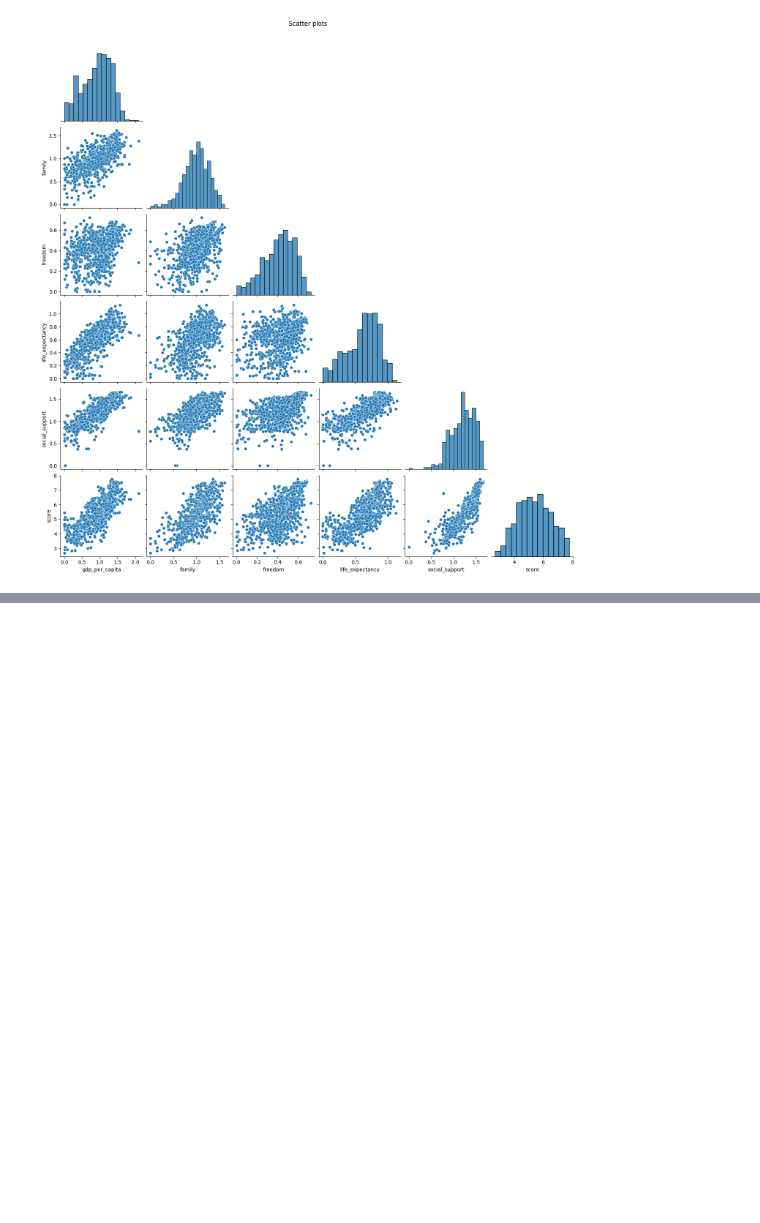
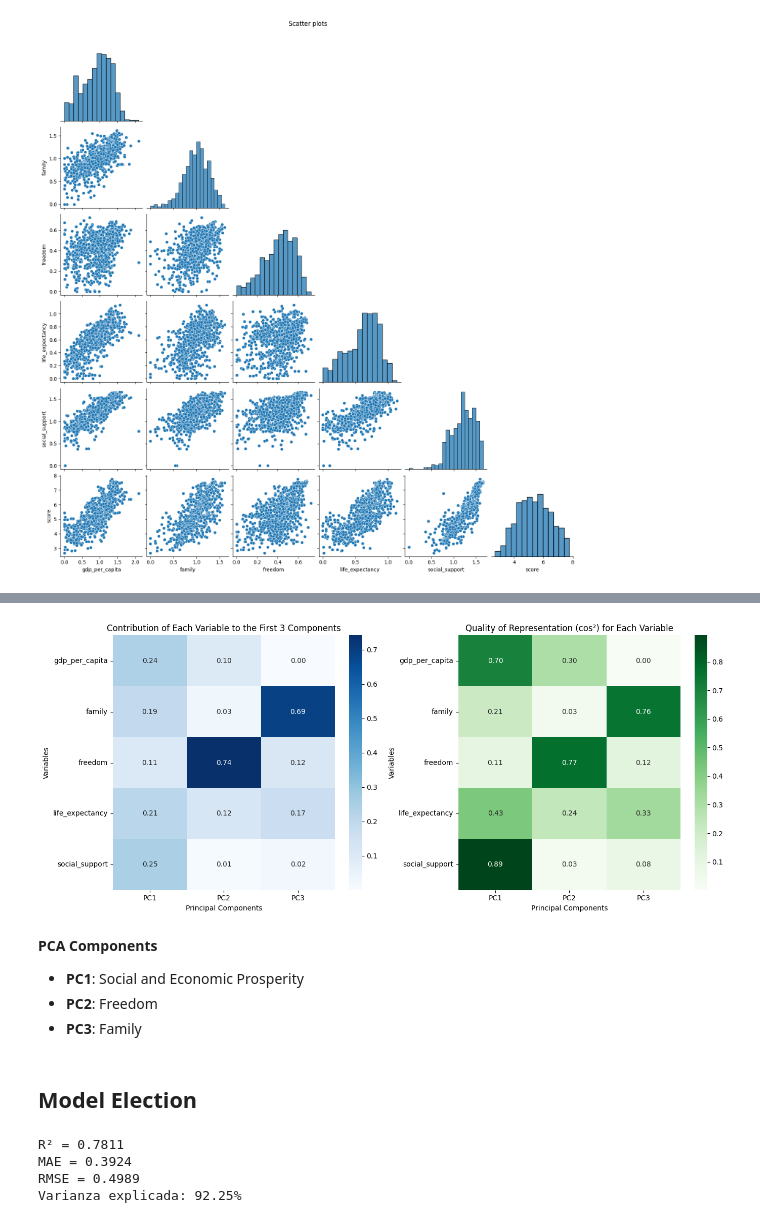
Before and after one commit to HEstefaniaR/workshop-3, a Jupyter notebook: notebooks/EDA and Model Training.ipynb, the cells around one changed output, grey strips where cells are left out. Drawn from its saved outputs; the diff is of its cells as text; code cells hidden in the pictures; blank space fills up the shorter version.

Commit message:
correction of the model and upgrade of the kafka pipeline

```diff
--- a/notebooks/EDA.ipynb
+++ b/notebooks/EDA and Model Training.ipynb
@@ -444,0 +515,62 @@ df_export.head()
+# %%
+loadings_matrix = pca.components_[:3, :]
+loadings_df = pd.DataFrame(loadings_matrix.T,
+                           index=features_pca,
+                           columns=['PC1', 'PC2', 'PC3'])
+
+contrib = loadings_df**2
+
+cos2 = contrib.div(contrib.sum(axis=1), axis=0)
+
+fig, ax = plt.subplots(1, 2, figsize=(14, 6))
+
+sns.heatmap(contrib, annot=True, cmap="Blues", fmt=".2f", ax=ax[0])
+ax[0].set_title("Contribution of Each Variable to the First 3 Components")
+ax[0].set_xlabel("Principal Components")
+ax[0].set_ylabel("Variables")
+
+sns.heatmap(cos2, annot=True, cmap="Greens", fmt=".2f", ax=ax[1])
+ax[1].set_title("Quality of Representation (cos²) for Each Variable")
+ax[1].set_xlabel("Principal Components")
+ax[1].set_ylabel("Variables")
+
+plt.tight_layout()
+plt.show()
+# %% [output]
+[figure, added]
+# %% [markdown]
+**PCA Components**
+- **PC1**: Social and Economic Prosperity
+- **PC2**: Freedom
+- **PC3**: Family
+# %% [markdown]
+## Model Election
+# %%
+pca_final = PCA(n_components=3)
+X_pca_final = pca_final.fit_transform(X_scaled)
+
+df_pca_final = df.loc[df_pca.index].copy()
+df_pca_final["is_train"] = df.loc[df_pca.index, "is_train"]
+
+X_train_pca = X_pca_final[df_pca_final["is_train"] == True]
+X_test_pca = X_pca_final[df_pca_final["is_train"] == False]
+y_train_pca = y_pca[df_pca_final["is_train"] == True]
+y_test_pca = y_pca[df_pca_final["is_train"] == False]
+
+model_pca = LinearRegression()
+model_pca.fit(X_train_pca, y_train_pca)
+y_pred_pca = model_pca.predict(X_test_pca)
+
+r2_pca = metrics.r2_score(y_test_pca, y_pred_pca)
+mae_pca = metrics.mean_absolute_error(y_test_pca, y_pred_pca)
+rmse_pca = np.sqrt(metrics.mean_squared_error(y_test_pca, y_pred_pca))
+
+print(f'R² = {r2_pca:.4f}')
+print(f'MAE = {mae_pca:.4f}')
+print(f'RMSE = {rmse_pca:.4f}')
+print(f'Varianza explicada: {pca_final.explained_variance_ratio_.sum()*100:.2f}%')
+# %% [output]
+R² = 0.7811
+MAE = 0.3924
+RMSE = 0.4989
+Varianza explicada: 92.25%
```
Also changed, not shown: parts of 17 cells of this notebook, 14 other files.
